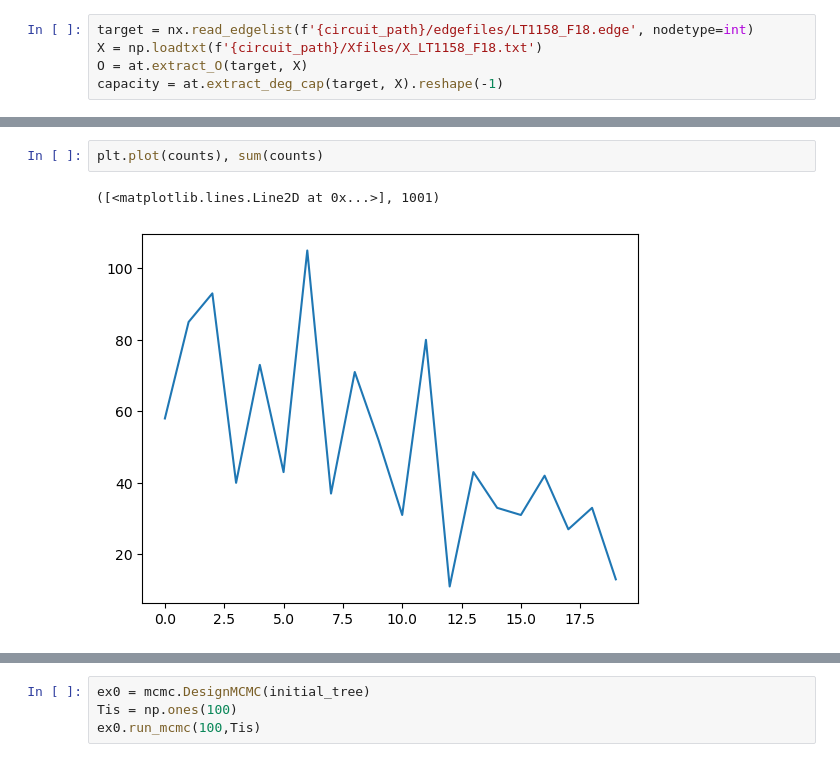
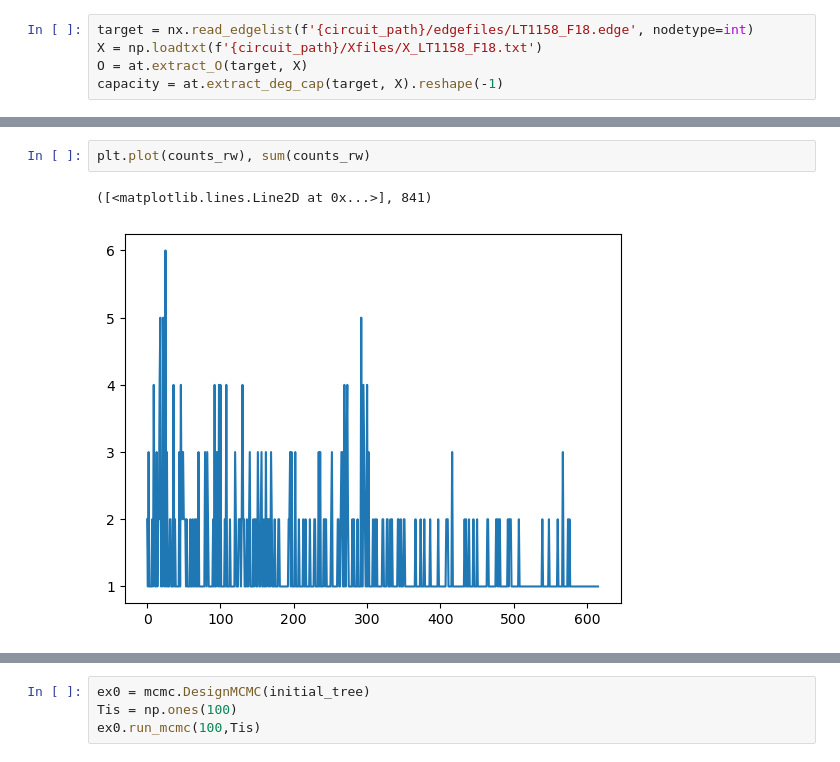
Before and after one commit to coryglover/NetDesign, a Jupyter notebook: notebooks/random_walk.ipynb, the cells around one changed output, grey strips where cells are left out. Cells and saved outputs as stored; diff of their text form.

```diff
--- a/notebooks/random_walk.ipynb
+++ b/notebooks/random_walk.ipynb
@@ -76,5 +78,5 @@ for i in tqdm(range(1000)):
 # %%
-plt.plot(counts), sum(counts)
+plt.plot(counts_rw), sum(counts_rw)
 # %% [output]
-([<matplotlib.lines.Line2D at 0x...>], 1001)
+([<matplotlib.lines.Line2D at 0x...>], 841)
-[figure, old version]
+[figure, new version]
```
Also changed, not shown: parts of 2 cells of this notebook, 41 other files.
